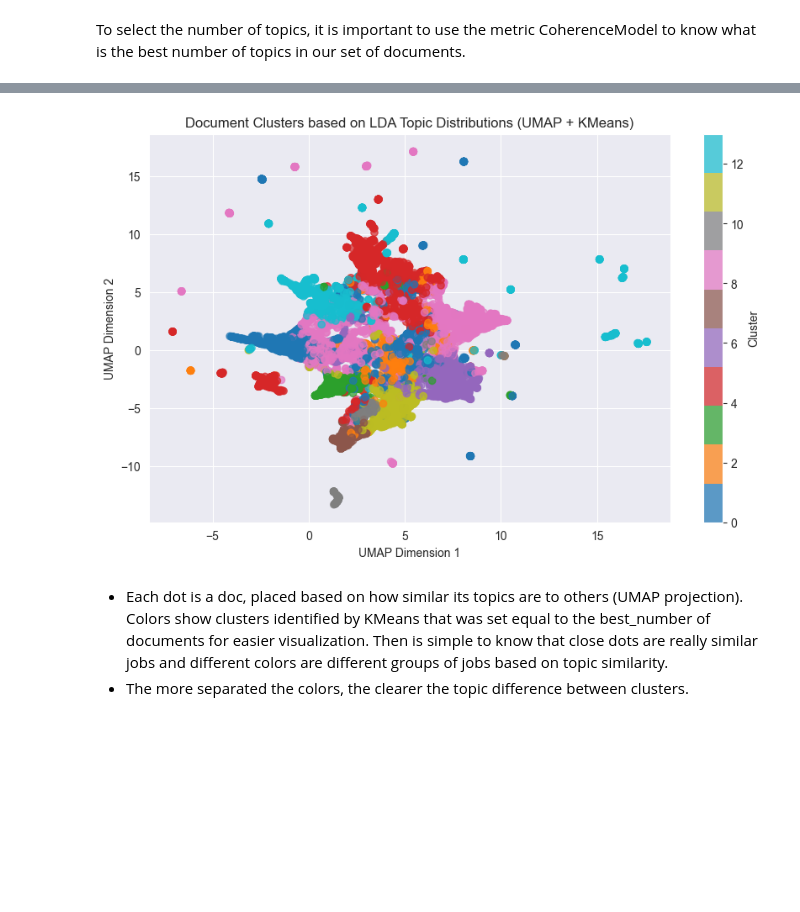
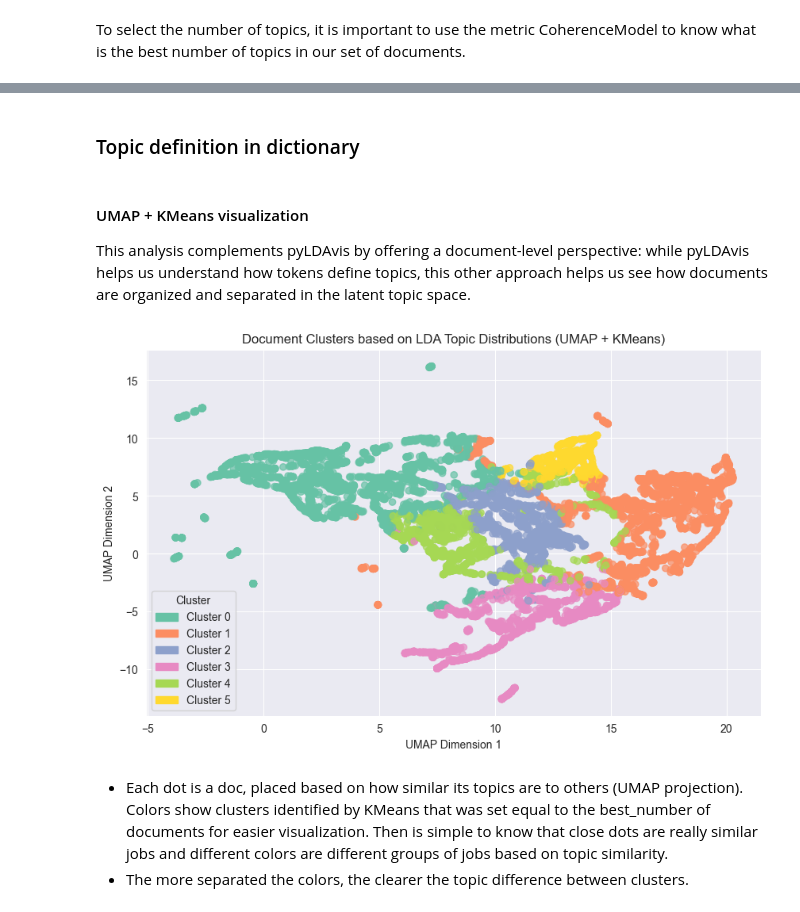
Before and after one commit to ikerosales/NLP-Data-Job-Offers, a Jupyter notebook: first-notebook-mlapp-clean.ipynb, the cells around one changed output, grey strips where cells are left out. Saved outputs shown, nothing was run; the diff lists cells and outputs as text; code cells hidden in the pictures; blank space fills up the shorter version.

```diff
--- a/first-notebook-mlapp-clean.ipynb
+++ b/first-notebook-mlapp-clean.ipynb
@@ -1005,13 +1012,13 @@ from gensim.corpora import Dictionary
 # tokenize processed text (using processed_text, NOT processed_text_filtered)
 # This helps not to be biased by the previous TF-IDF filtering.
 texts_bow = df_train['processed_text'].dropna().apply(lambda x: x.split()).tolist()
-dictionary = Dictionary(texts_bow)
+dict = Dictionary(texts_bow)
 
 # filter extremes (this is where you remove rare and too frequent words → clean BoW version)
-dictionary.filter_extremes(no_below=3, no_above=0.8)
+dict.filter_extremes(no_below=3, no_above=0.8)
 
 # create BoW corpus
-corpus = [dictionary.doc2bow(text) for text in texts_bow]
+corpus = [dict.doc2bow(text) for text in texts_bow]
 # %% [markdown]
 To select the number of topics, it is important to use the metric CoherenceModel to know what is the best number of topics in our set of documents.
 # %%
@@ -1119,0 +1173,27 @@ Umap is a type of dimensionality reduction algorithm similar to PCA. (...)
+# %%
+import math
+
+n_of_words = 15
+
+# calculate number of rows and columns for the subplot grid
+cols = 3
+rows = math.ceil(best_num_topics / cols)
+
+fig, axes = plt.subplots(rows, cols, figsize=(9, rows * 3.5), sharex=True)
+
+# flatten axes in case rows = 1
+axes = axes.flatten()
+
+for i in range(best_num_topics):
+    topic = best_lda_model.show_topic(i, topn=n_of_words)
+    df = pd.DataFrame(topic, columns=['token', 'weight'])
+    sns.barplot(x='weight', y='token', data=df, color='c', orient='h', ax=axes[i])
+    axes[i].set_title(f"Topic {i}")
+
+# remove any empty subplots (if n_topics % cols != 0)
+for j in range(best_num_topics, len(axes)):
+    fig.delaxes(axes[j])
+
+plt.suptitle("Top 15 Words per Topic (original LDA topic IDs)", fontsize=14)
+plt.tight_layout()
+plt.show()
@@ -1119,0 +1239,2 @@ Umap is a type of dimensionality reduction algorithm similar to PCA. (...)
+# %% [markdown]
+### Topic definition in dictionary
@@ -1120,3 +1250,7 @@ Umap is a type of dimensionality reduction algorithm similar to PCA. (...)
+# %% [markdown]
+#### UMAP + KMeans visualization
+
+This analysis complements pyLDAvis by offering a document-level perspective: while pyLDAvis helps us understand how tokens define topics, this other approach helps us see how documents are organized and separated in the latent topic space.
 # %%
 import umap.umap_ as umap
 
@@ -1129,16 +1263,20 @@ doc_topics_2d = umap_model.fit_transform(X_train_lda)
 kmeans = KMeans(n_clusters=best_num_topics, random_state=42)
 labels = kmeans.fit_predict(X_train_lda)
 # %%
-# plot the results
+palette = sns.color_palette("Set2", 6)
+
 plt.figure(figsize=(10, 6))
-scatter = plt.scatter(doc_topics_2d[:, 0], doc_topics_2d[:, 1], c=labels, cmap='tab10', alpha=0.7)
+scatter = plt.scatter(doc_topics_2d[:, 0], doc_topics_2d[:, 1], c=[palette[i] for i in labels], alpha=0.7)
 plt.title("Document Clusters based on LDA Topic Distributions (UMAP + KMeans)")
 plt.xlabel("UMAP Dimension 1")
 plt.ylabel("UMAP Dimension 2")
-plt.colorbar(scatter, label="Cluster")
+
+import matplotlib.patches as mpatches
+legend_handles = [mpatches.Patch(color=palette[i], label=f"Cluster {i}") for i in range(6)]
+plt.legend(handles=legend_handles, title="Cluster")
 plt.show()
 # %% [output]
-[figure, old version]
+[figure, new version]
 # %% [markdown]
 - Each dot is a doc, placed based on how similar its topics are to others (UMAP projection).
 Colors show clusters identified by KMeans that was set equal to the best_number of documents for easier visualization.
```
Also changed, not shown: parts of 38 cells of this notebook.
